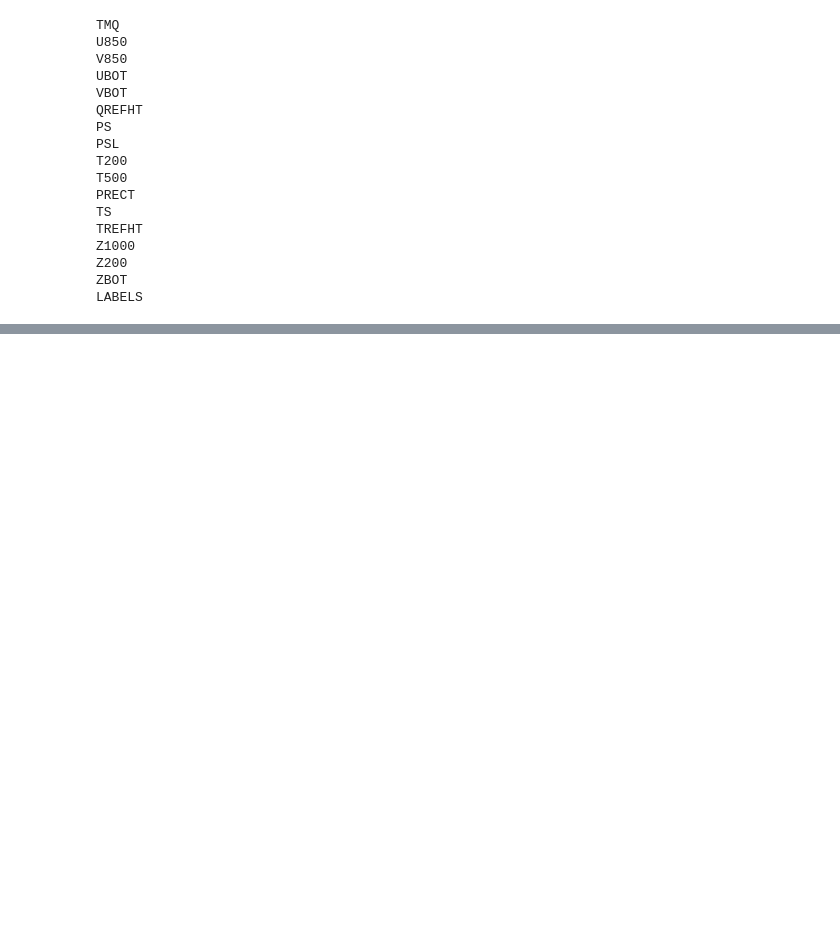
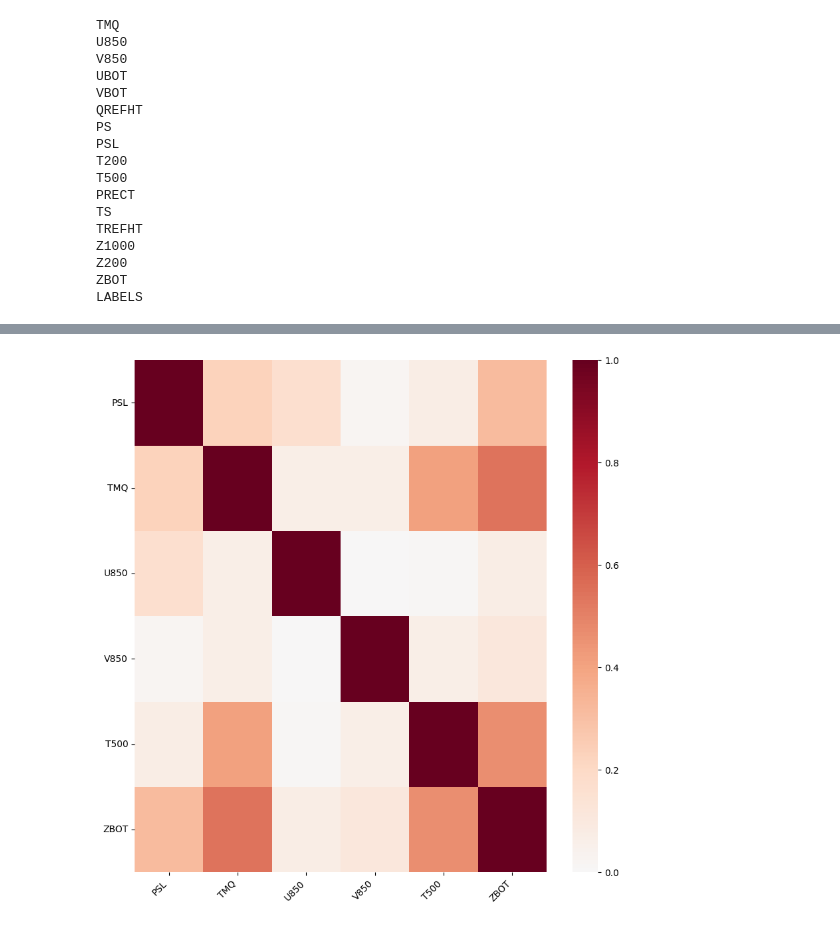
Before and after one commit to dustin-kl/AI4GoodProject, a Jupyter notebook: notebooks/data_analysis.ipynb, the cells around one changed output, grey strips where cells are left out. Cells and saved outputs as stored; diff of their text form; code cells hidden in the pictures; blank space fills up the shorter version.

```diff
--- a/notebooks/data_analysis.ipynb
+++ b/notebooks/data_analysis.ipynb
@@ -348,0 +170,12 @@ plt.show()
+# %%
+features = ['PSL', 'TMQ', 'U850', 'V850', 'T500', 'ZBOT']
+# %%
+cm_features = stats.get_corr_matrix_vars(features)
+# %%
+fig, ax = plt.subplots(figsize=(10,10))
+sns.heatmap(abs(cm_features), ax=ax, xticklabels=features, yticklabels=features, cmap='RdBu_r', center=0, vmin=0, vmax=1)
+ax.set_xticklabels(ax.get_xticklabels(), rotation=45, ha='right')
+ax.set_yticklabels(ax.get_yticklabels(), rotation=0, ha='right')
+plt.show()
+# %% [output]
+[figure, added]
```
Also changed, not shown: parts of 20 cells of this notebook, 2 other files.
